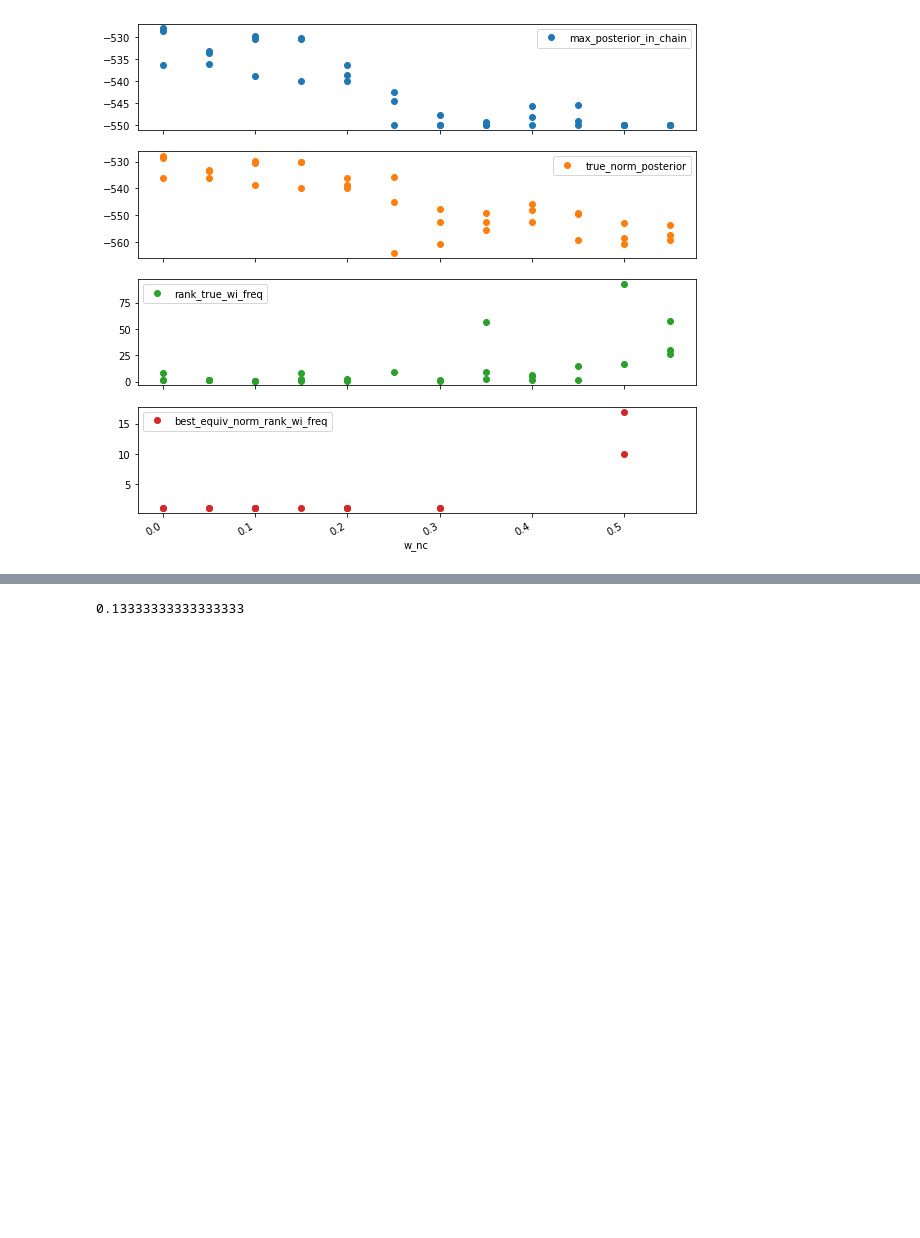
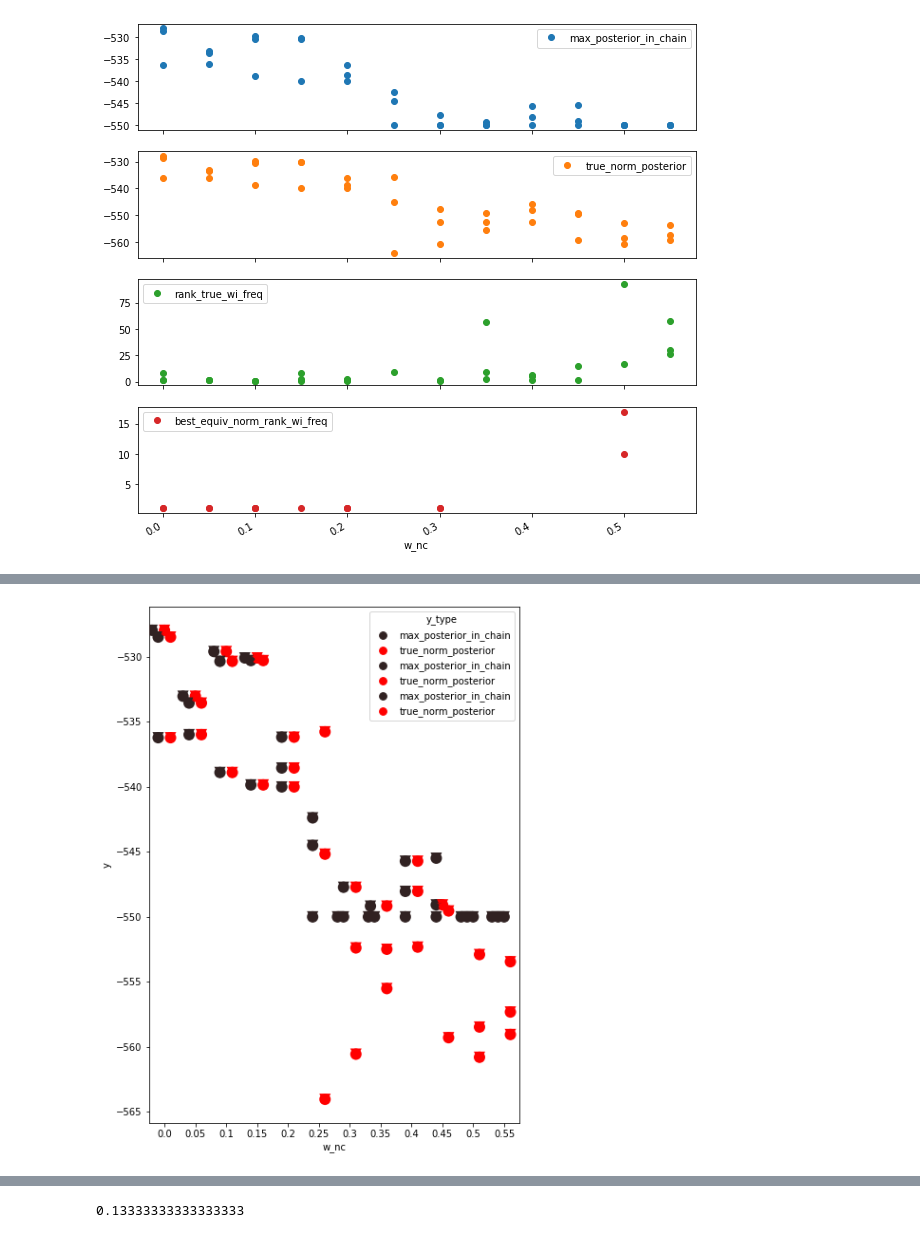
Before and after one commit to ashish1610dhiman/learning_norms_with_mcmc_from_pcfg_IJCAI21, a Jupyter notebook: notebooks/1.5.1_nc_exp5_analysis.ipynb, the cells around one changed output, grey strips where cells are left out. Cells and saved outputs as stored; diff of their text form; code cells hidden in the pictures; blank space fills up the shorter version.

```diff
--- a/notebooks/1.5.1_nc_exp5_analysis.ipynb
+++ b/notebooks/1.5.1_nc_exp5_analysis.ipynb
@@ -230,3 +243,18 @@ plt.savefig("./exp_5_summarised_results.jpg")
 #z1.plot(x="chk",y="true_norm_posterior",kind="scatter")
 # %% [output]
 [figure]
+# %%
+z1_copy=z1.copy()
+z1_copy
+import seaborn as sns
+# %%
+z1_chk=pd.DataFrame()
+z1_chk_a=z1_copy[["w_nc","trial","max_posterior_in_chain"]]
+z1_chk_a.columns=["w_nc","trial","y"]
+z1_chk_a["y_type"]="max_posterior_in_chain"
+
+z1_chk_b=z1_copy[["w_nc","trial","true_norm_posterior"]]
+z1_chk_b.columns=["w_nc","trial","y"]
+z1_chk_b["y_type"]="true_norm_posterior"
+
+z1_chk=z1_chk_a.append(z1_chk_b)
@@ -232,0 +272,10 @@ plt.savefig("./exp_5_summarised_results.jpg")
+# %%
+fig, axs = plt.subplots(1,1,figsize=(7,10))
+groups = z1_chk.groupby(["trial"])
+
+markers = ("o","v","*")
+for (name, group), marker in zip(groups, markers):
+    sns.swarmplot(x="w_nc",hue="y_type", y="y", data=z1_chk\
+                  ,color="r",s=12,dodge=True,ax=axs,marker=marker)
+# %% [output]
+[figure, added]
```
Also changed, not shown: parts of 8 cells of this notebook, 8 other files.
